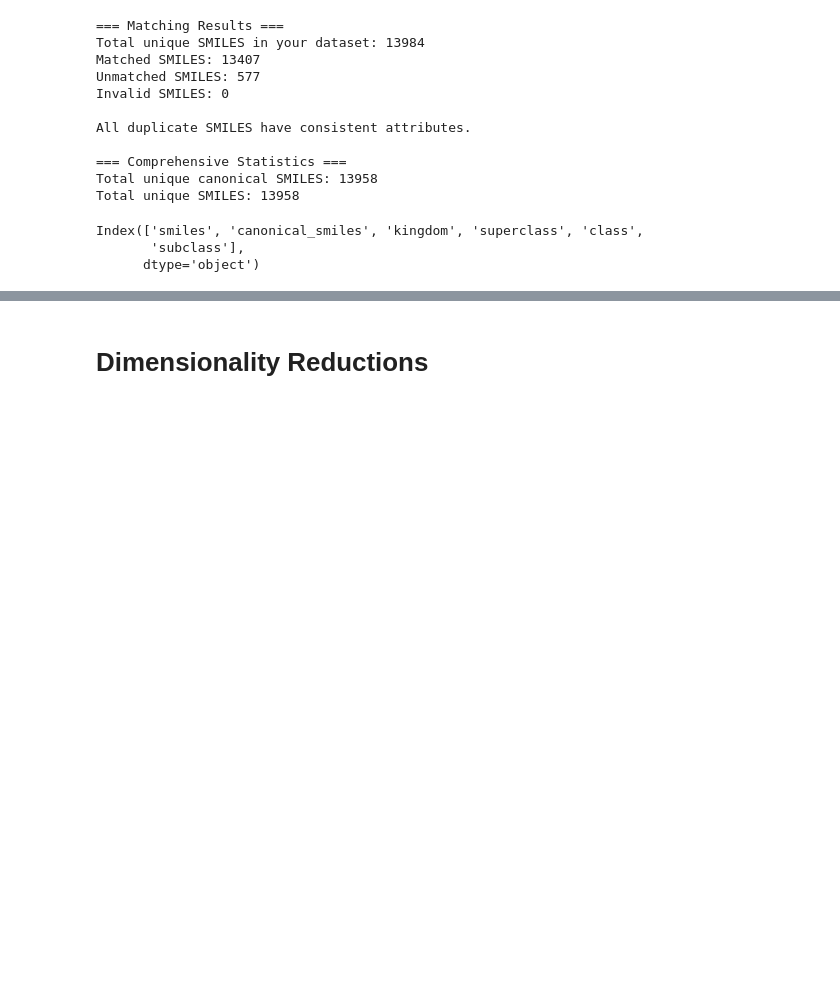
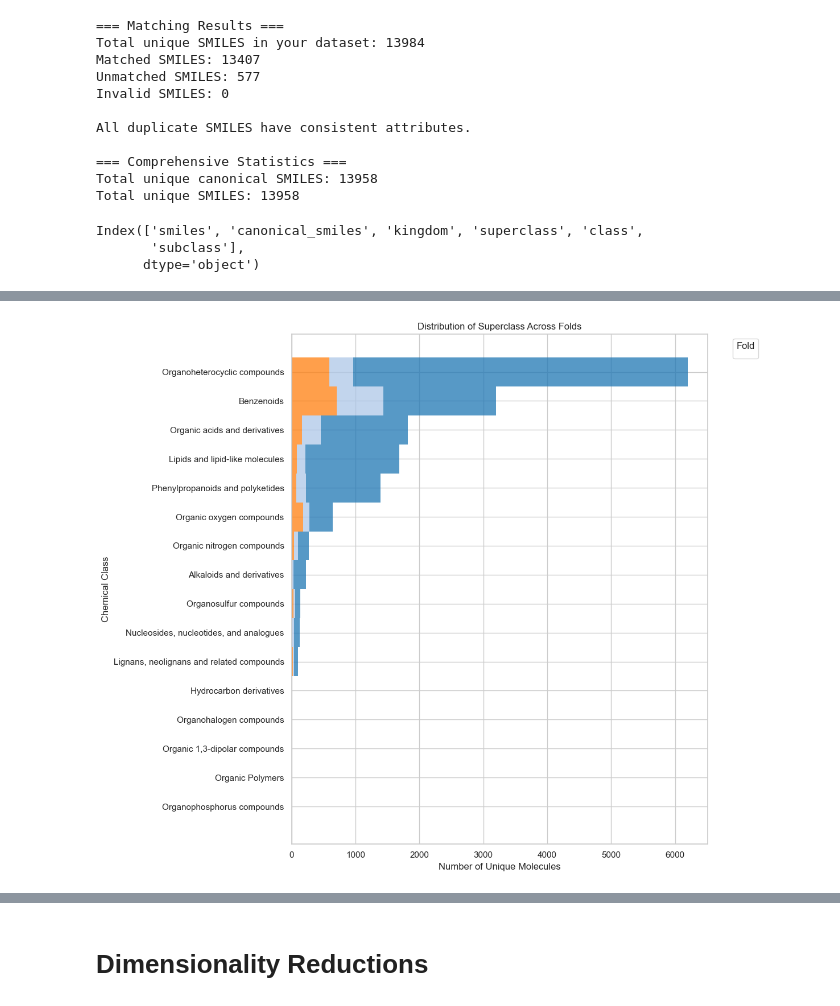
Before and after one commit to Jozefov/MassSpecGymMSn, a Jupyter notebook: notebooks/MSn/dataset_analysis/analysis_2.ipynb, the cells around one changed output, grey strips where cells are left out. Cells and saved outputs as stored; diff of their text form; code cells hidden in the pictures; blank space fills up the shorter version.

```diff
--- a/notebooks/MSn/dataset_analysis/analysis_2.ipynb
+++ b/notebooks/MSn/dataset_analysis/analysis_2.ipynb
@@ -782,0 +576,4 @@ Invalid SMILES DataFrame: (0, 44)
+# %%
+plot_class_distribution(merged_df, 'superclass', top_n=50, output_svg=False)
+# %% [output]
+[figure, added]
```
Also changed, not shown: parts of 52 cells of this notebook, 1 other file.
